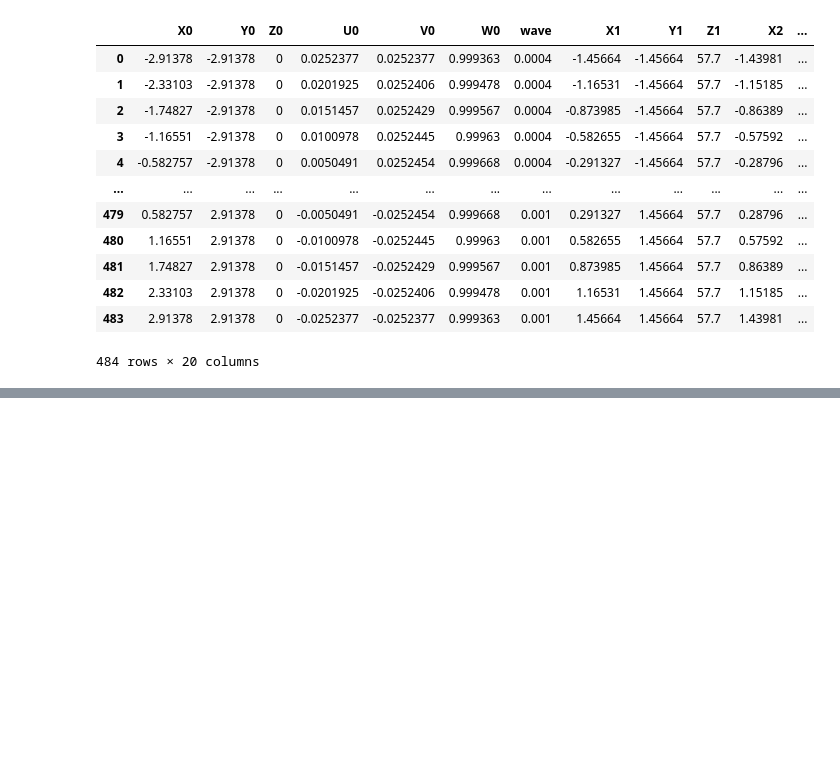
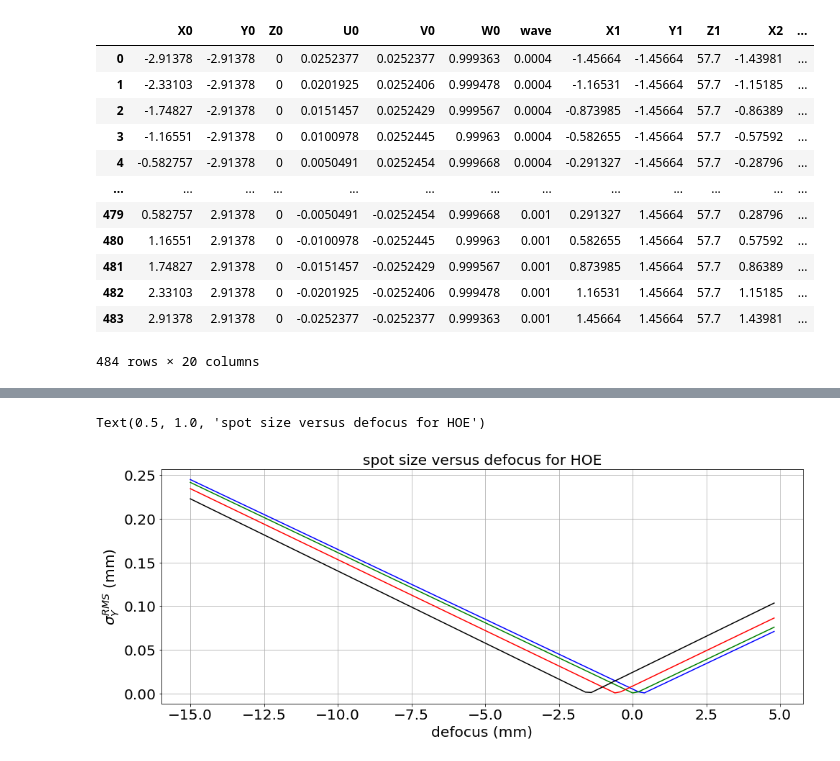
Before and after one commit to sylvielsstfr/OpticSimWthB4, a Jupyter notebook: DrawBeams/notebooks_draw/DrawFocus.ipynb, the cells around one changed output, grey strips where cells are left out. Cells and saved outputs as stored; diff of their text form; code cells hidden in the pictures; blank space fills up the shorter version.

```diff
--- a/DrawBeams/notebooks_draw/DrawFocus.ipynb
+++ b/DrawBeams/notebooks_draw/DrawFocus.ipynb
@@ -391,0 +360,13 @@ plt.tick_params(axis='both', which='major', labelsize=20)
+# %%
+plt.figure(figsize=(16,6))
+plt.plot(all_Zfocus,all_Yi_std_hoe[:,0],"b-")
+plt.plot(all_Zfocus,all_Yi_std_hoe[:,1],"g-")
+plt.plot(all_Zfocus,all_Yi_std_hoe[:,2],"r-")
+plt.plot(all_Zfocus,all_Yi_std_hoe[:,3],"k-")
+plt.grid()
+plt.xlabel("defocus (mm)")
+plt.ylabel("$\sigma_{Y}^{RMS}$ (mm)")
+plt.title("spot size versus defocus for HOE")
+# %% [output]
+Text(0.5, 1.0, 'spot size versus defocus for HOE')
+[figure, added]
```
Also changed, not shown: parts of 65 cells of this notebook.
